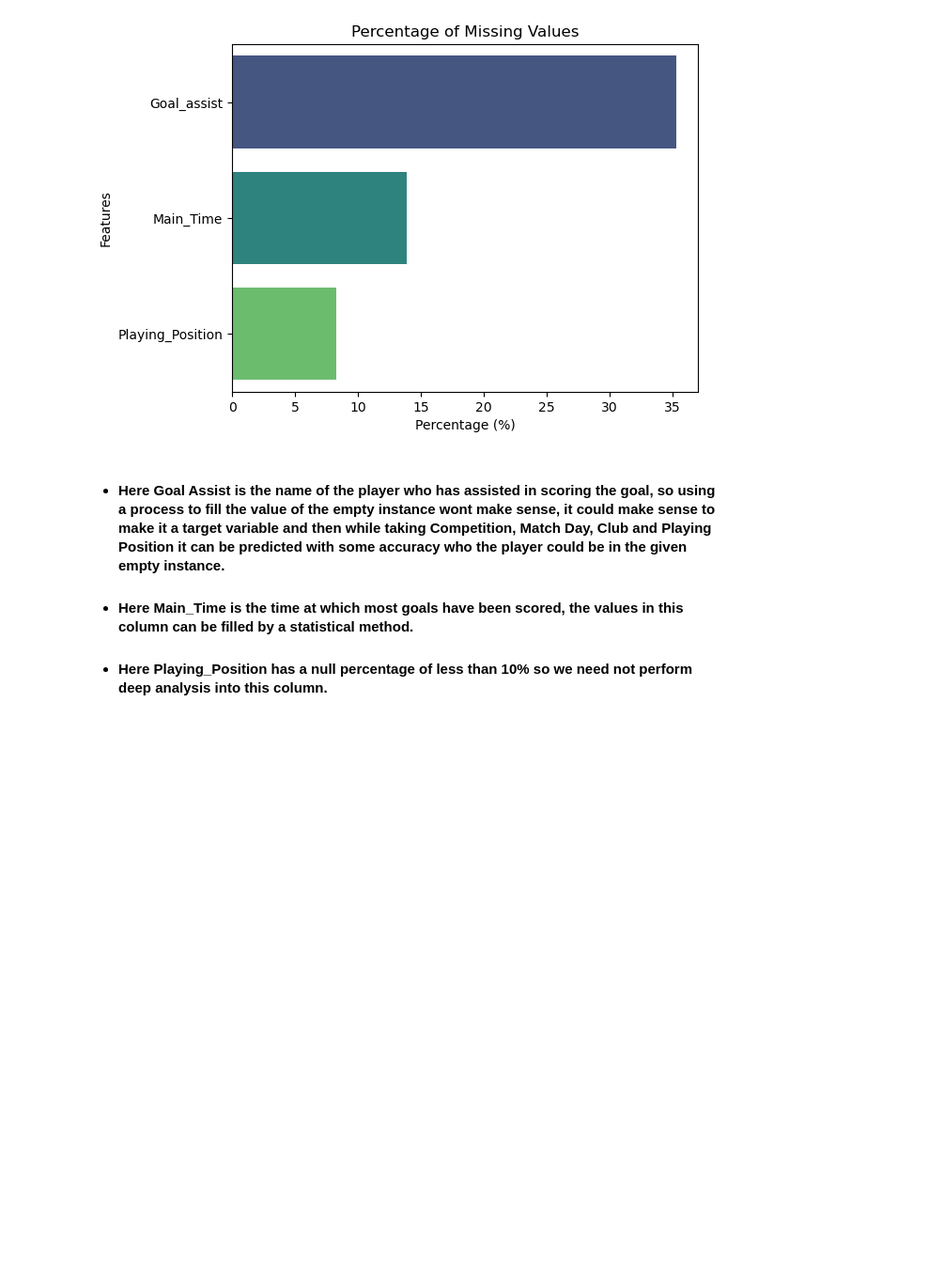
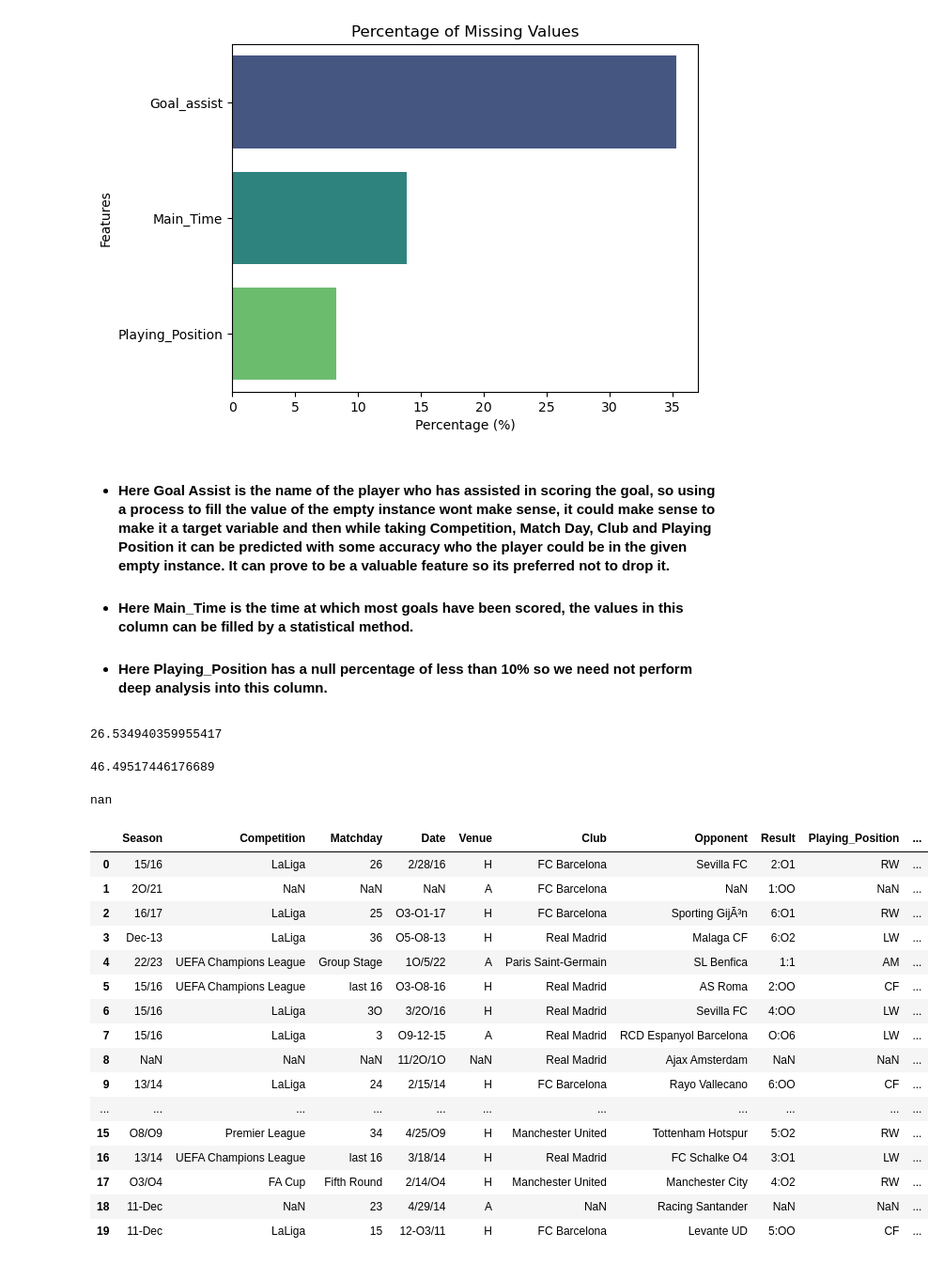
Before and after one commit to SmayanKulkarni/Smayan_Kulkarni_S4DS, a Jupyter notebook: notebooks/FIFA-Task2.ipynb, the cells around one changed output. Shown at 94% size. Saved outputs shown, nothing was run; the diff lists cells and outputs as text; code cells hidden in the pictures; blank space fills up the shorter version.

```diff
--- a/notebooks/FIFA-Task2.ipynb
+++ b/notebooks/FIFA-Task2.ipynb
@@ -267,6 +295,6 @@ plt.show()
 # %% [output]
 [figure]
 # %% [markdown]
-* #### Here Goal Assist is the name of the player who has assisted in scoring the goal, so using a process to fill the value of the empty instance wont make sense, it could make sense to make it a target variable and then while taking Competition, Match Day, Club and Playing Position it can be predicted with some accuracy who the player could be in the given empty instance.
-* #### Here Main_Time is the time at which most goals have been scored, the values in this column can be filled by a statistical method.
-* #### Here Playing_Position has a null percentage of less than 10% so we need not perform deep analysis into this column.
+* #### **Here Goal Assist is the name of the player who has assisted in scoring the goal, so using a process to fill the value of the empty instance wont make sense, it could make sense to make it a target variable and then while taking Competition, Match Day, Club and Playing Position it can be predicted with some accuracy who the player could be in the given empty instance. It can prove to be a valuable feature so its preferred not to drop it.**
+* #### **Here Main_Time is the time at which most goals have been scored, the values in this column can be filled by a statistical method.**
+* #### **Here Playing_Position has a null percentage of less than 10% so we need not perform deep analysis into this column.**
@@ -272,0 +303,33 @@ plt.show()
+# %%
+stdn
+# %% [output]
+26.534940359955417
+# %%
+mn = df['Main_Time'].mean()
+mn
+# %% [output]
+46.49517446176689
+# %%
+df['Main_Time'].unique().sum()
+# %% [output]
+nan
+# %%
+df.head(20)
+# %% [output]
+|  | Season | Competition | Matchday | Date | Venue | Club | Opponent | Result | Playing_Position | ... |
+| 0 | 15/16 | LaLiga | 26 | 2/28/16 | H | FC Barcelona | Sevilla FC | 2:O1 | RW | ... |
+| 1 | 2O/21 | NaN | NaN | NaN | A | FC Barcelona | NaN | 1:OO | NaN | ... |
+| 2 | 16/17 | LaLiga | 25 | O3-O1-17 | H | FC Barcelona | Sporting GijÃ³n | 6:O1 | RW | ... |
+| 3 | Dec-13 | LaLiga | 36 | O5-O8-13 | H | Real Madrid | Malaga CF | 6:O2 | LW | ... |
+| 4 | 22/23 | UEFA Champions League | Group Stage | 1O/5/22 | A | Paris Saint-Germain | SL Benfica | 1:1 | AM | ... |
+| 5 | 15/16 | UEFA Champions League | last 16 | O3-O8-16 | H | Real Madrid | AS Roma | 2:OO | CF | ... |
+| 6 | 15/16 | LaLiga | 3O | 3/2O/16 | H | Real Madrid | Sevilla FC | 4:OO | LW | ... |
+| 7 | 15/16 | LaLiga | 3 | O9-12-15 | A | Real Madrid | RCD Espanyol Barcelona | O:O6 | LW | ... |
+| 8 | NaN | NaN | NaN | 11/2O/1O | NaN | Real Madrid | Ajax Amsterdam | NaN | NaN | ... |
+| 9 | 13/14 | LaLiga | 24 | 2/15/14 | H | FC Barcelona | Rayo Vallecano | 6:OO | CF | ... |
+| ... | ... | ... | ... | ... | ... | ... | ... | ... | ... | ... |
+| 15 | O8/O9 | Premier League | 34 | 4/25/O9 | H | Manchester United | Tottenham Hotspur | 5:O2 | RW | ... |
+| 16 | 13/14 | UEFA Champions League | last 16 | 3/18/14 | H | Real Madrid | FC Schalke O4 | 3:O1 | LW | ... |
+| 17 | O3/O4 | FA Cup | Fifth Round | 2/14/O4 | H | Manchester United | Manchester City | 4:O2 | RW | ... |
+| 18 | 11-Dec | NaN | 23 | 4/29/14 | A | NaN | Racing Santander | NaN | NaN | ... |
+| 19 | 11-Dec | LaLiga | 15 | 12-O3/11 | H | FC Barcelona | Levante UD | 5:OO | CF | ... |
```
Also changed, not shown: parts of 9 cells of this notebook.
